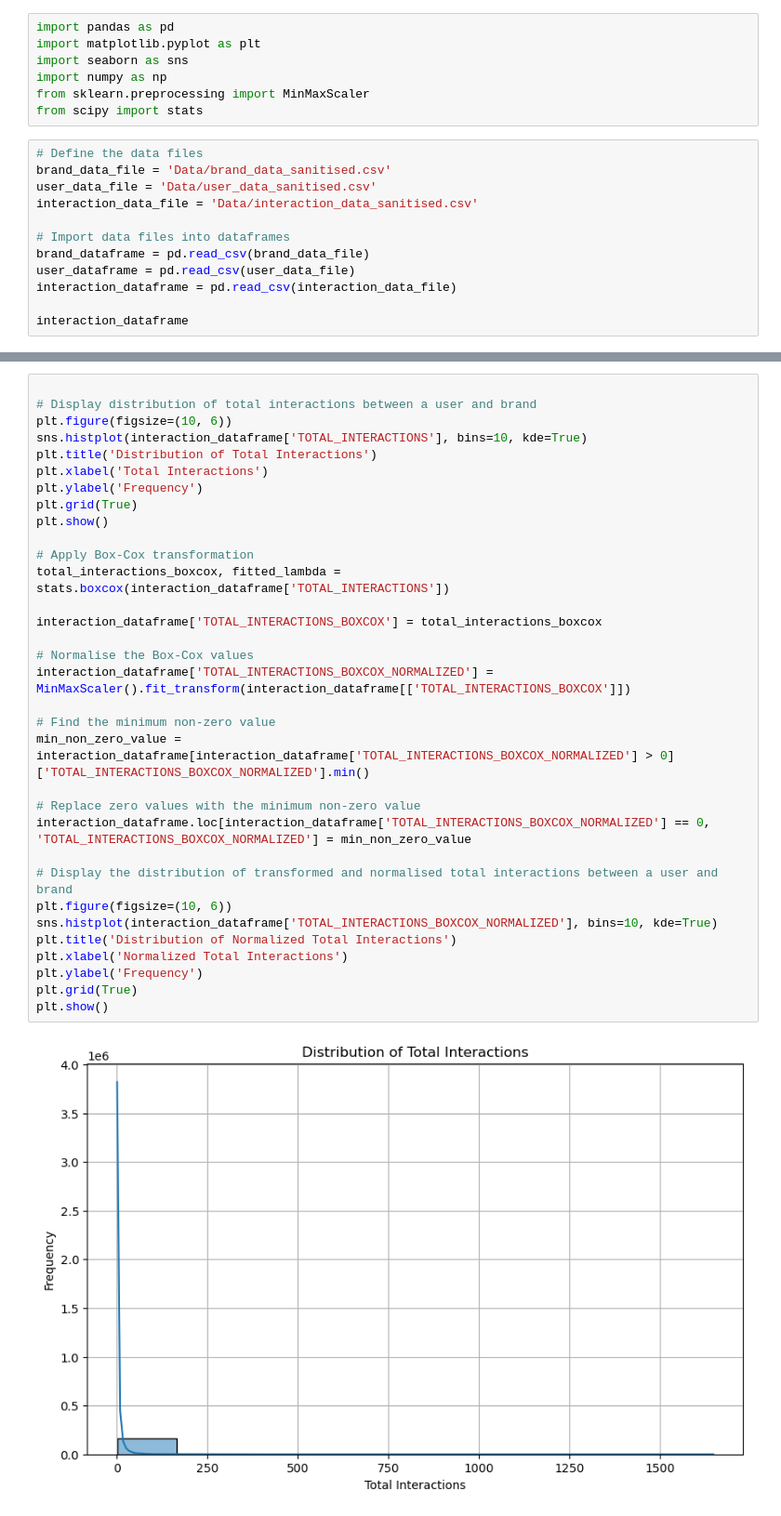
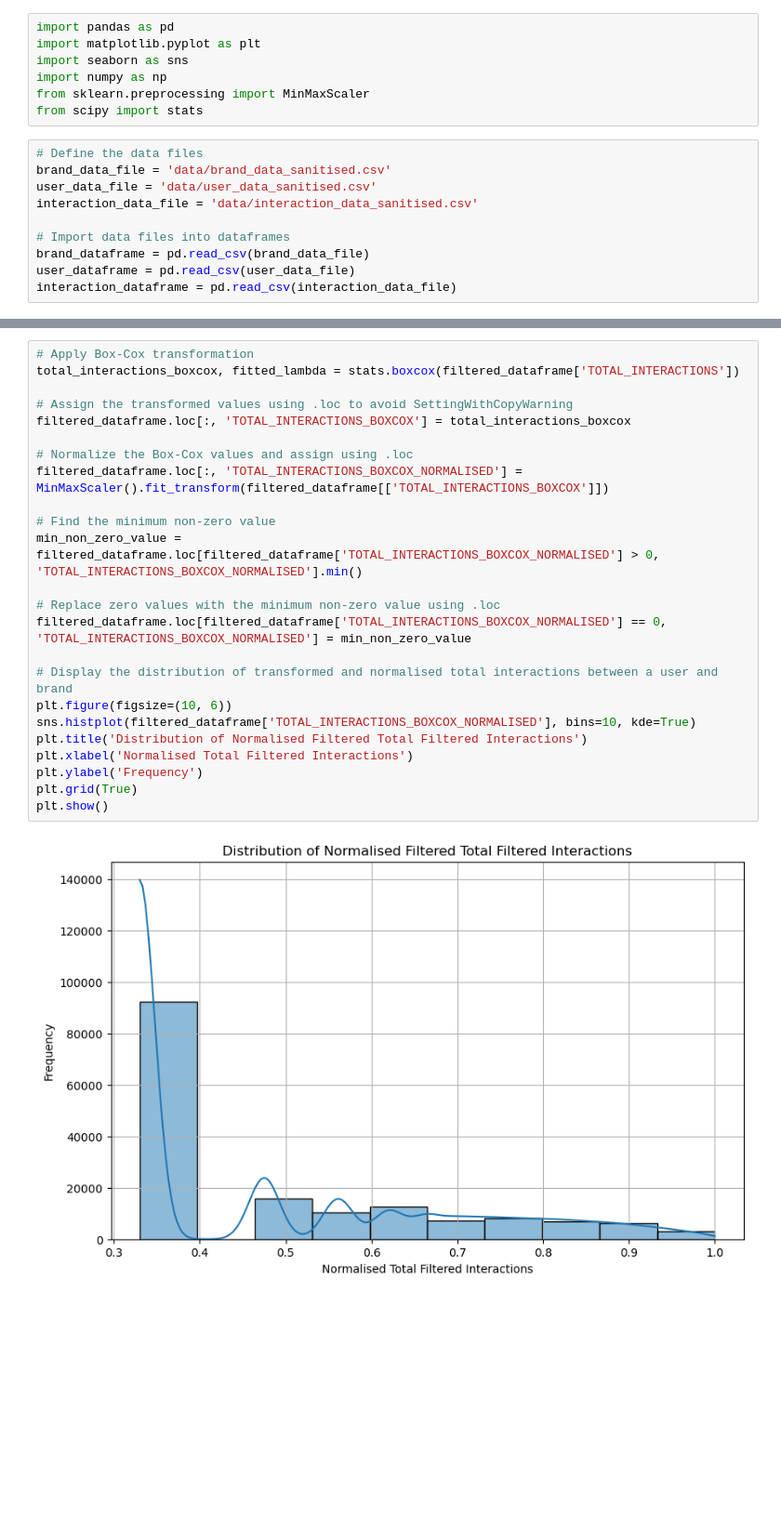
Before and after one commit to GrahamHouse/ml-course-final-project, a Jupyter notebook: step_2_data_exploration.ipynb, the cells around one changed output, grey strips where cells are left out. Shown: that part at 93% size. Saved outputs shown, nothing was run; the diff lists cells and outputs as text; blank space fills up the shorter version.

```diff
--- a/step_2_data_exploration.ipynb
+++ b/step_2_data_exploration.ipynb
@@ -9,13 +11,11 @@ from sklearn.preprocessing import MinMaxScaler
 from scipy import stats
 # %%
 # Define the data files
-brand_data_file = 'Data/brand_data_sanitised.csv'
-user_data_file = 'Data/user_data_sanitised.csv'
-interaction_data_file = 'Data/interaction_data_sanitised.csv'
+brand_data_file = 'data/brand_data_sanitised.csv'
+user_data_file = 'data/user_data_sanitised.csv'
+interaction_data_file = 'data/interaction_data_sanitised.csv'
 
 # Import data files into dataframes
 brand_dataframe = pd.read_csv(brand_data_file)
 user_dataframe = pd.read_csv(user_data_file)
 interaction_dataframe = pd.read_csv(interaction_data_file)
-
-interaction_dataframe
@@ -36,35 +99,26 @@ interaction_dataframe
 # %%
+# Apply Box-Cox transformation
+total_interactions_boxcox, fitted_lambda = stats.boxcox(filtered_dataframe['TOTAL_INTERACTIONS'])
 
-# Display distribution of total interactions between a user and brand
+# Assign the transformed values using .loc to avoid SettingWithCopyWarning
+filtered_dataframe.loc[:, 'TOTAL_INTERACTIONS_BOXCOX'] = total_interactions_boxcox
+
+# Normalize the Box-Cox values and assign using .loc
+filtered_dataframe.loc[:, 'TOTAL_INTERACTIONS_BOXCOX_NORMALISED'] = MinMaxScaler().fit_transform(filtered_dataframe[['TOTAL_INTERACTIONS_BOXCOX']])
+
+# Find the minimum non-zero value
+min_non_zero_value = filtered_dataframe.loc[filtered_dataframe['TOTAL_INTERACTIONS_BOXCOX_NORMALISED'] > 0, 'TOTAL_INTERACTIONS_BOXCOX_NORMALISED'].min()
+
+# Replace zero values with the minimum non-zero value using .loc
+filtered_dataframe.loc[filtered_dataframe['TOTAL_INTERACTIONS_BOXCOX_NORMALISED'] == 0, 'TOTAL_INTERACTIONS_BOXCOX_NORMALISED'] = min_non_zero_value
+
+# Display the distribution of transformed and normalised total interactions between a user and brand
 plt.figure(figsize=(10, 6))
-sns.histplot(interaction_dataframe['TOTAL_INTERACTIONS'], bins=10, kde=True)
-plt.title('Distribution of Total Interactions')
-plt.xlabel('Total Interactions')
+sns.histplot(filtered_dataframe['TOTAL_INTERACTIONS_BOXCOX_NORMALISED'], bins=10, kde=True)
+plt.title('Distribution of Normalised Filtered Total Filtered Interactions')
+plt.xlabel('Normalised Total Filtered Interactions')
 plt.ylabel('Frequency')
 plt.grid(True)
 plt.show()
-
-# Apply Box-Cox transformation
-total_interactions_boxcox, fitted_lambda = stats.boxcox(interaction_dataframe['TOTAL_INTERACTIONS'])
-
-interaction_dataframe['TOTAL_INTERACTIONS_BOXCOX'] = total_interactions_boxcox
-
-# Normalise the Box-Cox values
-interaction_dataframe['TOTAL_INTERACTIONS_BOXCOX_NORMALIZED'] = MinMaxScaler().fit_transform(interaction_dataframe[['TOTAL_INTERACTIONS_BOXCOX']])
-
-# Find the minimum non-zero value
-min_non_zero_value = interaction_dataframe[interaction_dataframe['TOTAL_INTERACTIONS_BOXCOX_NORMALIZED'] > 0]['TOTAL_INTERACTIONS_BOXCOX_NORMALIZED'].min()
-
-# Replace zero values with the minimum non-zero value
-interaction_dataframe.loc[interaction_dataframe['TOTAL_INTERACTIONS_BOXCOX_NORMALIZED'] == 0, 'TOTAL_INTERACTIONS_BOXCOX_NORMALIZED'] = min_non_zero_value
-
-# Display the distribution of transformed and normalised total interactions between a user and brand
-plt.figure(figsize=(10, 6))
-sns.histplot(interaction_dataframe['TOTAL_INTERACTIONS_BOXCOX_NORMALIZED'], bins=10, kde=True)
-plt.title('Distribution of Normalized Total Interactions')
-plt.xlabel('Normalized Total Interactions')
-plt.ylabel('Frequency')
-plt.grid(True)
-plt.show()
 # %% [output]
-[figure, old version]
+[figure, new version]
```
Also changed, not shown: parts of 10 cells of this notebook, 14 other files.
